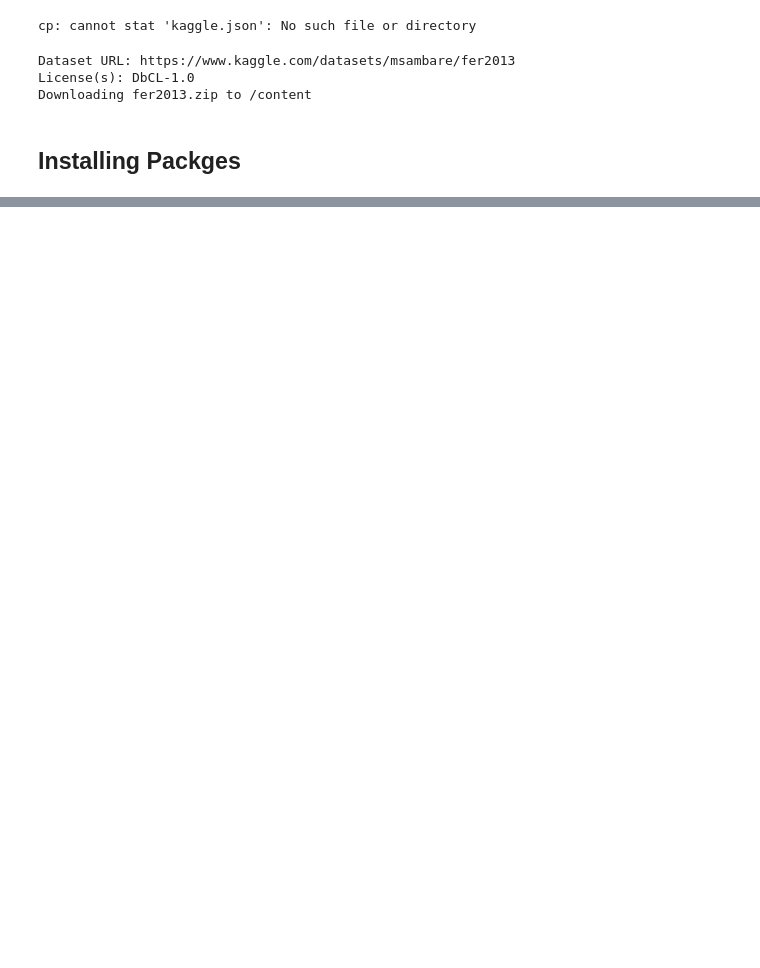
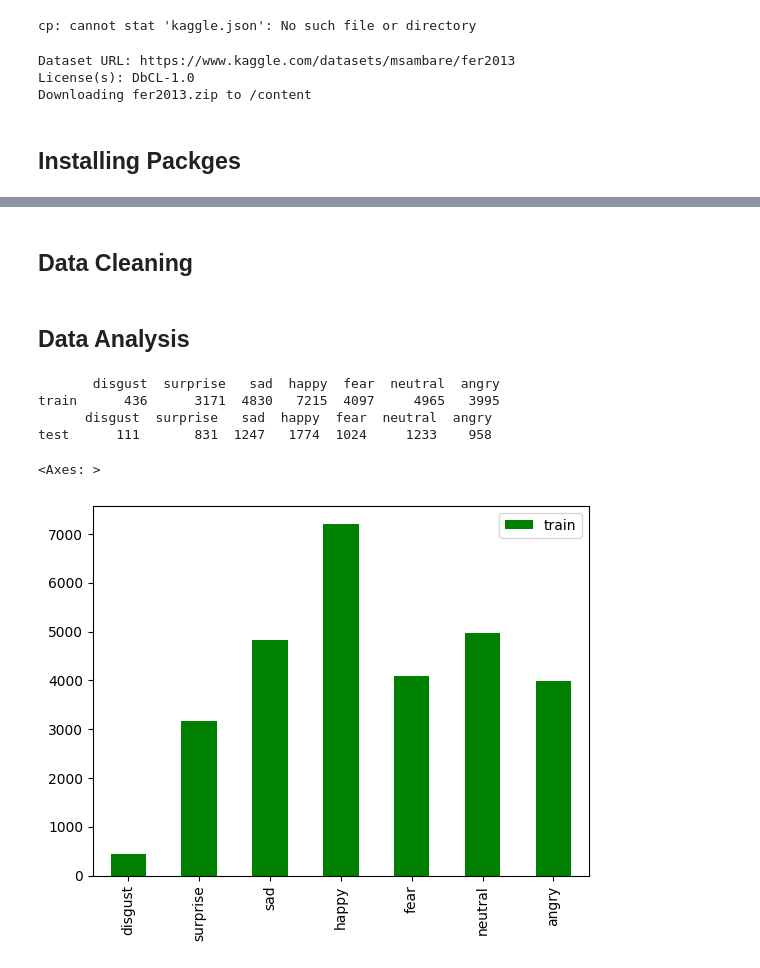
Before and after one commit to parasgodhani01/Emotion-Detection, a Jupyter notebook: main.ipynb, the cells around one changed output, grey strips where cells are left out. Drawn from its saved outputs; the diff is of its cells as text; code cells hidden in the pictures; blank space fills up the shorter version.

Commit message:
Data Analysis

```diff
--- a/main.ipynb
+++ b/main.ipynb
@@ -38,0 +71,2 @@ from keras.layers import Conv2D,MaxPooling2D,BatchNormalization,Dropout,Flatten,
+# %% [markdown]
+## Data Cleaning
@@ -38,0 +93,2 @@ from keras.layers import Conv2D,MaxPooling2D,BatchNormalization,Dropout,Flatten,
+# %% [markdown]
+## Data Analysis
@@ -38,0 +118,30 @@ from keras.layers import Conv2D,MaxPooling2D,BatchNormalization,Dropout,Flatten,
+# %%
+# this function is to count the total images for train and test for each class
+def count_files_in_subdirs(directory,set_name):
+  counts ={}
+
+  for item in os.listdir(directory):
+    item_path = os.path.join(directory,item)
+    if os.path.isdir(item_path):
+      counts[item]= len(os.listdir(item_path))
+  df = pd.DataFrame(counts,index=[set_name])
+  return df
+
+train_df = '/content/train'
+test_df = '/content/test'
+
+train_count = count_files_in_subdirs(train_df,'train')
+test_count = count_files_in_subdirs(test_df,'test')
+
+print(train_count)
+print(test_count)
+# %% [output]
+       disgust  surprise   sad  happy  fear  neutral  angry
+train      436      3171  4830   7215  4097     4965   3995
+      disgust  surprise   sad  happy  fear  neutral  angry
+test      111       831  1247   1774  1024     1233    958
+# %%
+train_count.transpose().plot(kind='bar', color='green')
+# %% [output]
+<Axes: >
+[figure, added]
```
Also changed, not shown: parts of 17 cells of this notebook.
